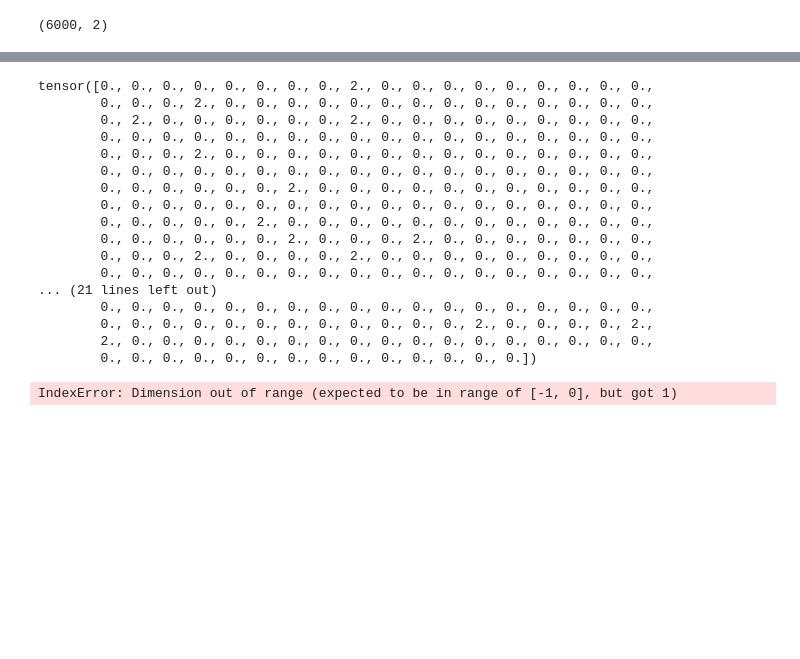
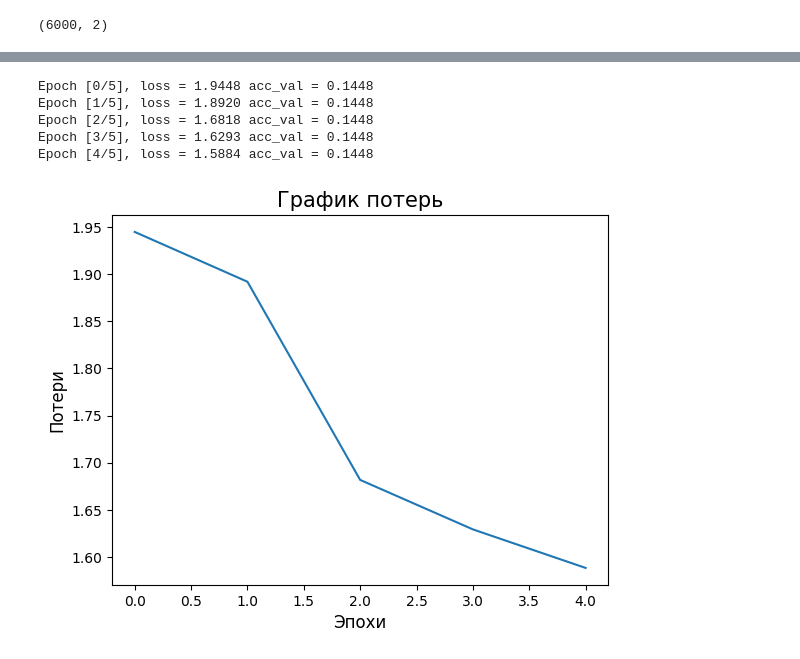
Before and after one commit to Fierce-Eagle/Test_ML_DBA, a Jupyter notebook: Test_Task_DBA.ipynb, the cells around one changed output, grey strips where cells are left out. Saved outputs shown, nothing was run; the diff lists cells and outputs as text; code cells hidden in the pictures; blank space fills up the shorter version.

```diff
--- a/Test_Task_DBA.ipynb
+++ b/Test_Task_DBA.ipynb
@@ -69,9 +68,10 @@ test_dataset = CustomDataset(data_frame=x_test)
 from torch.utils.data import DataLoader
 
 batch_size = 64 # размер батча
-train_loader = DataLoader(train_dataset, batch_size=batch_size, shuffle=False)
+train_loader = DataLoader(train_dataset, batch_size=batch_size, shuffle=True)
 valid_loader = DataLoader(valid_dataset, batch_size=batch_size, shuffle=False)
 test_loader = DataLoader(test_dataset, batch_size=batch_size, shuffle=False)
+print(train_loader.shape)
 # %%
 import model
 from train import train_model
@@ -80,25 +80,23 @@ net = model.CNN().to(device)
 
 loss_history, best_model, y_pred_valid = train_model(train_loader, valid_loader, net, epochs=5, device=device)
 # %% [output]
-tensor([0., 0., 0., 0., 0., 0., 0., 0., 2., 0., 0., 0., 0., 0., 0., 0., 0., 0.,
-        0., 0., 0., 2., 0., 0., 0., 0., 0., 0., 0., 0., 0., 0., 0., 0., 0., 0.,
-        0., 2., 0., 0., 0., 0., 0., 0., 2., 0., 0., 0., 0., 0., 0., 0., 0., 0.,
-        0., 0., 0., 0., 0., 0., 0., 0., 0., 0., 0., 0., 0., 0., 0., 0., 0., 0.,
-        0., 0., 0., 2., 0., 0., 0., 0., 0., 0., 0., 0., 0., 0., 0., 0., 0., 0.,
-        0., 0., 0., 0., 0., 0., 0., 0., 0., 0., 0., 0., 0., 0., 0., 0., 0., 0.,
-        0., 0., 0., 0., 0., 0., 2., 0., 0., 0., 0., 0., 0., 0., 0., 0., 0., 0.,
-        0., 0., 0., 0., 0., 0., 0., 0., 0., 0., 0., 0., 0., 0., 0., 0., 0., 0.,
-        0., 0., 0., 0., 0., 2., 0., 0., 0., 0., 0., 0., 0., 0., 0., 0., 0., 0.,
-        0., 0., 0., 0., 0., 0., 2., 0., 0., 0., 2., 0., 0., 0., 0., 0., 0., 0.,
-        0., 0., 0., 2., 0., 0., 0., 0., 2., 0., 0., 0., 0., 0., 0., 0., 0., 0.,
-        0., 0., 0., 0., 0., 0., 0., 0., 0., 0., 0., 0., 0., 0., 0., 0., 0., 0.,
-... (21 lines left out)
-        0., 0., 0., 0., 0., 0., 0., 0., 0., 0., 0., 0., 0., 0., 0., 0., 0., 0.,
-        0., 0., 0., 0., 0., 0., 0., 0., 0., 0., 0., 0., 2., 0., 0., 0., 0., 2.,
-        2., 0., 0., 0., 0., 0., 0., 0., 0., 0., 0., 0., 0., 0., 0., 0., 0., 0.,
-        0., 0., 0., 0., 0., 0., 0., 0., 0., 0., 0., 0., 0., 0.])
+Epoch [0/5], loss = 1.9448 acc_val = 0.1448
+Epoch [1/5], loss = 1.8920 acc_val = 0.1448
+Epoch [2/5], loss = 1.6818 acc_val = 0.1448
+Epoch [3/5], loss = 1.6293 acc_val = 0.1448
+Epoch [4/5], loss = 1.5884 acc_val = 0.1448
-IndexError: Dimension out of range (expected to be in range of [-1, 0], but got 1)
 # %%
 from train import test_model
 
 y_pred_test = test_model(model=best_model, loader_test=test_loader, device=device)
+# %%
+from matplotlib import pyplot as plt
+
+plt.title('График потерь',fontsize=15)
+plt.xlabel('Эпохи',fontsize=12)
+plt.ylabel('Потери',fontsize=12)
+plt.plot(loss_history)
+
+plt.show()
+# %% [output]
+[figure, added]
```
Also changed, not shown: parts of 4 cells of this notebook, 3 other files.
